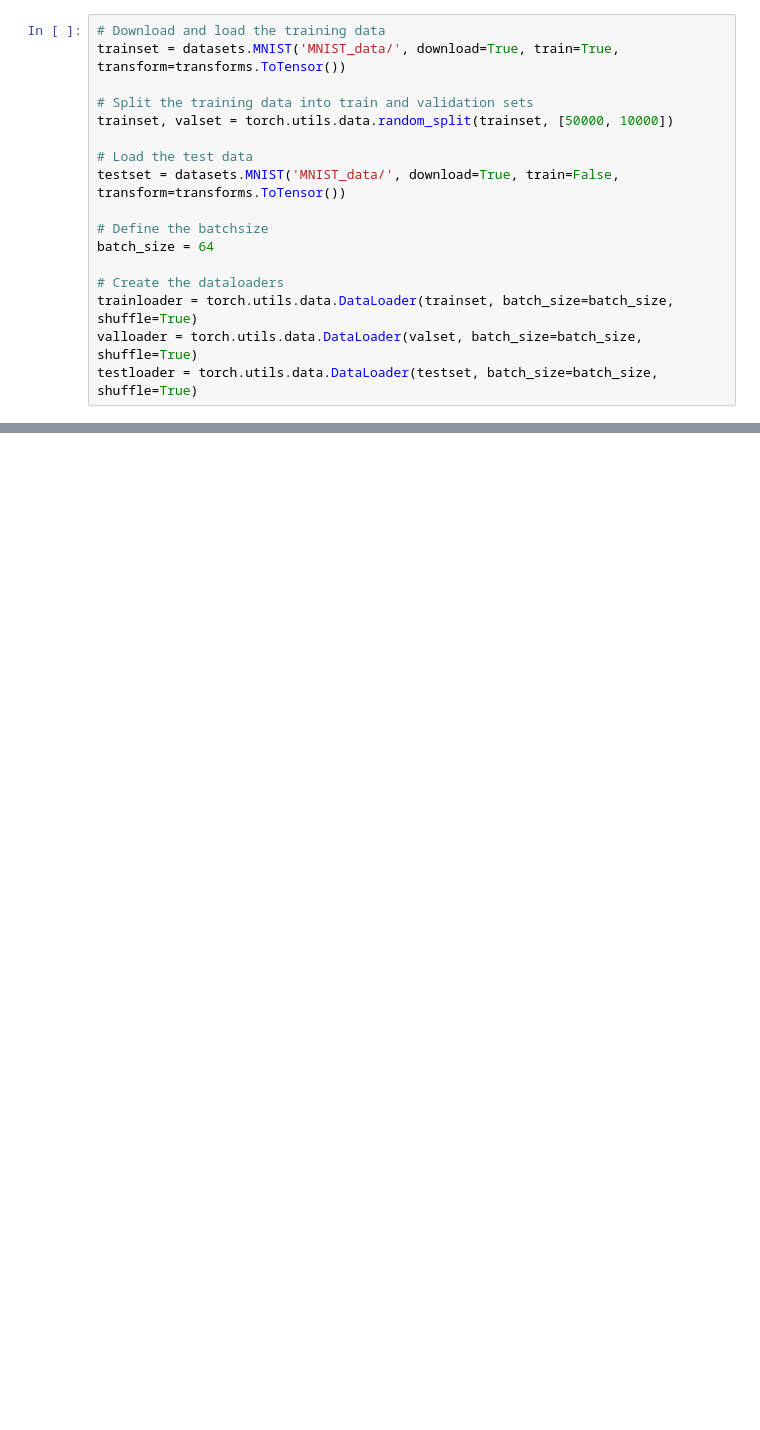
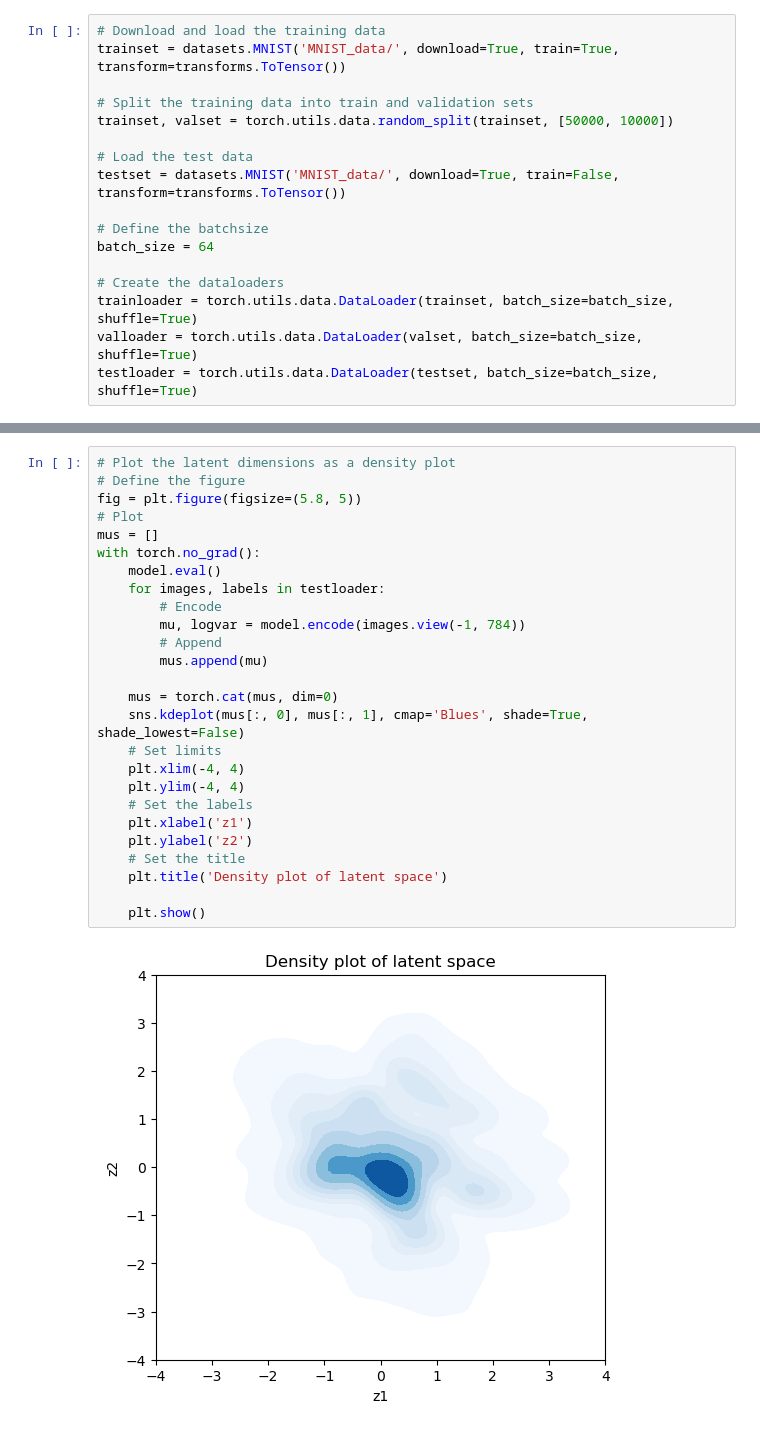
Before and after one commit to emanuelecoccia/Variational-Bayes, a Jupyter notebook: notebook.ipynb, the cells around one changed output, grey strips where cells are left out. Drawn from its saved outputs; the diff is of its cells as text; blank space fills up the shorter version.

```diff
--- a/notebook.ipynb
+++ b/notebook.ipynb
@@ -200,0 +252,28 @@ with torch.no_grad():
+# %%
+# Plot the latent dimensions as a density plot
+# Define the figure
+fig = plt.figure(figsize=(5.8, 5))
+# Plot
+mus = []
+with torch.no_grad():
+    model.eval()
+    for images, labels in testloader:
+        # Encode
+        mu, logvar = model.encode(images.view(-1, 784))
+        # Append
+        mus.append(mu)
+
+    mus = torch.cat(mus, dim=0)
+    sns.kdeplot(mus[:, 0], mus[:, 1], cmap='Blues', shade=True, shade_lowest=False)
+    # Set limits
+    plt.xlim(-4, 4)
+    plt.ylim(-4, 4)
+    # Set the labels
+    plt.xlabel('z1')
+    plt.ylabel('z2')
+    # Set the title
+    plt.title('Density plot of latent space')
+
+    plt.show()
+# %% [output]
+[figure, added]
```
Also changed, not shown: parts of 6 cells of this notebook.
